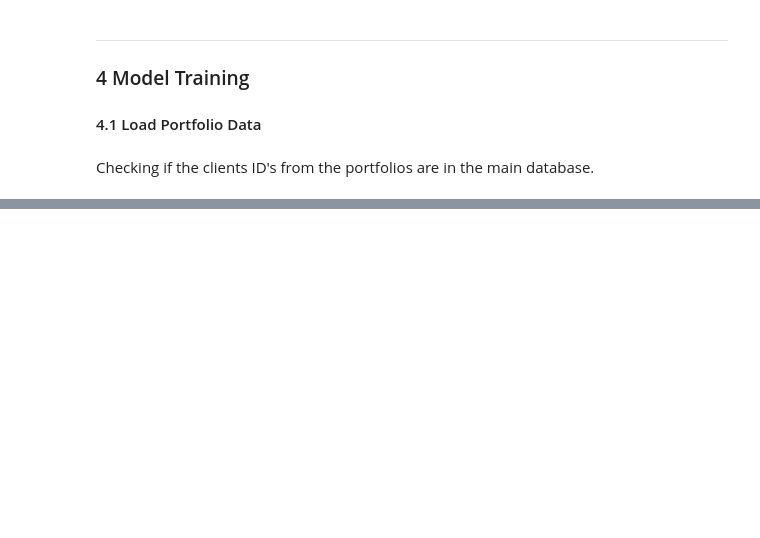
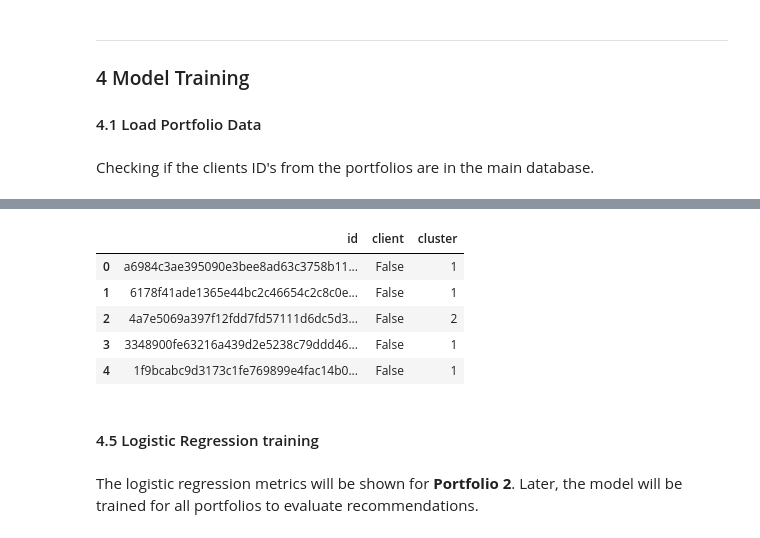
Before and after one commit to Key0412/Recommender-System-Codenation-Project, a Jupyter notebook: main.ipynb, the cells around one changed output, grey strips where cells are left out. Drawn from its saved outputs; the diff is of its cells as text; code cells hidden in the pictures; blank space fills up the shorter version.

Commit message:
experiment with MAPatK and logistic regression

```diff
--- a/main.ipynb
+++ b/main.ipynb
@@ -1116,11 +1060,0 @@ Wall time: 37.7 s
-# %%
-user_rating = IDs.copy()
-for portfolio, name in zip([portfolio1, portfolio2, portfolio3], "user_1, user_2, user_3".split(", ")):
-    portfolio_flag = IDs["id"].isin(portfolio["id"]).apply(int)
-    portfolio_flag.name = name
-    user_rating = pd.concat([user_rating, portfolio_flag], axis=1)
-cluster_labels = pd.Series(kmeans.labels_, name="cluster")
-user_rating = pd.concat([user_rating, cluster_labels], axis=1)
-# user_rating.set_index("id", inplace=True)
-
-print(f"Dimension of user ratings table: {user_rating.shape}")
@@ -1295,0 +1065,7 @@ _ = item_profile.loc[user_rating["user_1"].apply(np.bool).array, :]
+# %%
+columns_names = []
+for PC in range(1, array_df_final.shape[1]+1):
+    columns_names.append("PC_" + str(PC))
+companies_profile = pd.DataFrame(array_df_final, columns=columns_names, index=IDs["id"])
+
+print(f"Dimension of companies profile table: {companies_profile.shape}")
@@ -1295,0 +1124,3 @@ _ = item_profile.loc[user_rating["user_1"].apply(np.bool).array, :]
+# %%
+%%time
+kmeans, cluster_labels = find_cluster(companies_profile, n_features=80, sse_limit=0.05, flag_start=1) # fitted kmeans and cluster labels, turn to pd.Series
@@ -1295,0 +1138,26 @@ _ = item_profile.loc[user_rating["user_1"].apply(np.bool).array, :]
+# %%
+def create_rating_df(portfolio, companies_profile, cluster_labels):
+    """
+    Create rating dataframe - a dataframe with columns:
+    - id: the id of the company
+    - client: if the company is a client (present) on the porfolio
+    - cluster: to which cluster the company belongs
+    :param portfolio: pandas dataframe with column "id", portfolio with client companies ids.
+    :param companies_profile: pandas dataframe with all companies ids as index and companies features.
+    :param cluster_labels: pandas series, has cluster labels obtained through KMeans.
+    :return: pandas dataframe with columns cited above.
+    """
+    rating_df = companies_profile.reset_index()["id"] # get all IDs
+    portfolio_flag = IDs["id"].isin(portfolio["id"]) # 1 means it is a client
+    portfolio_flag.name = "client"
+    rating_df = pd.concat([rating_df, portfolio_flag, cluster_labels], axis=1) # concatenate IDs, client flag and cluster labels
+    return rating_df
+# %%
+create_rating_df(portfolio=portfolio2, companies_profile=companies_profile, cluster_labels=cluster_labels).head()
+# %% [output]
+|  | id | client | cluster |
+| 0 | a6984c3ae395090e3bee8ad63c3758b11... | False | 1 |
+| 1 | 6178f41ade1365e44bc2c46654c2c8c0e... | False | 1 |
+| 2 | 4a7e5069a397f12fdd7fd57111d6dc5d3... | False | 2 |
+| 3 | 3348900fe63216a439d2e5238c79ddd46... | False | 1 |
+| 4 | 1f9bcabc9d3173c1fe769899e4fac14b0... | False | 1 |
@@ -1295,0 +1240,4 @@ _ = item_profile.loc[user_rating["user_1"].apply(np.bool).array, :]
+# %% [markdown]
+#### 4.5 Logistic Regression training
+# %% [markdown]
+The logistic regression metrics will be shown for **Portfolio 2**. Later, the model will be trained for all portfolios to evaluate recommendations.
```
Also changed, not shown: parts of 69 cells of this notebook.
